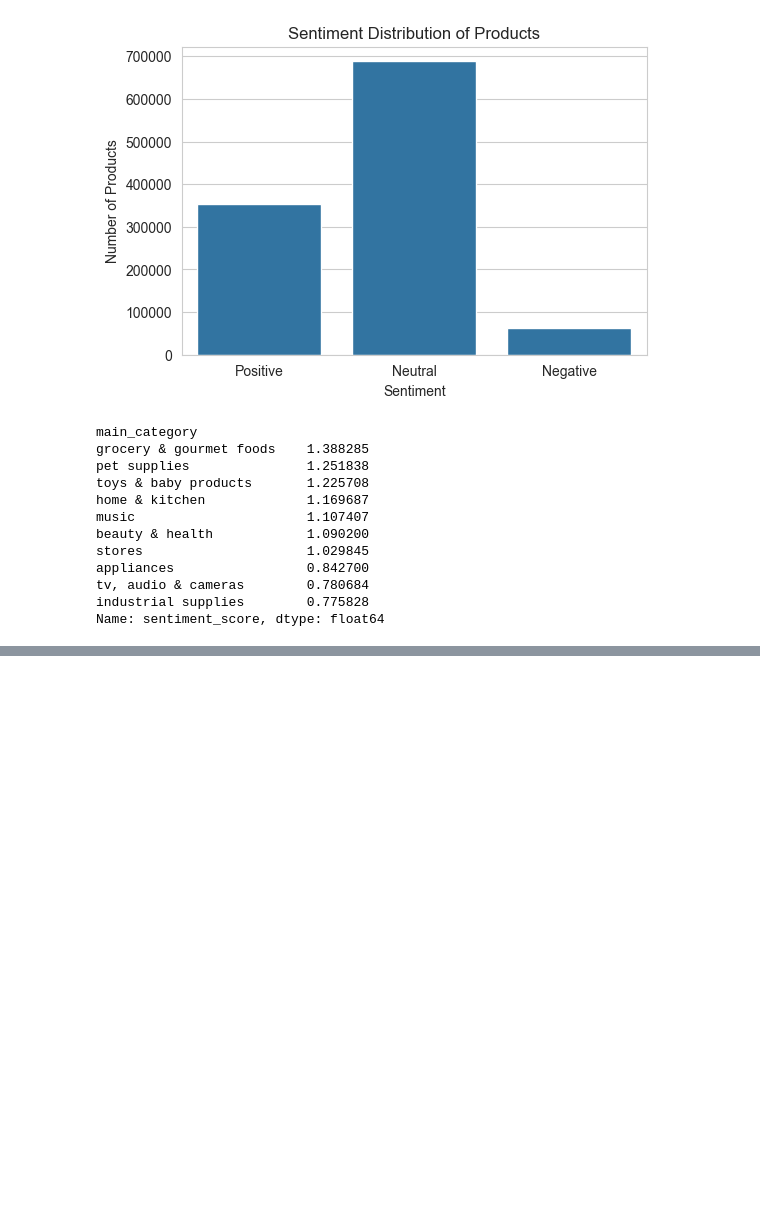
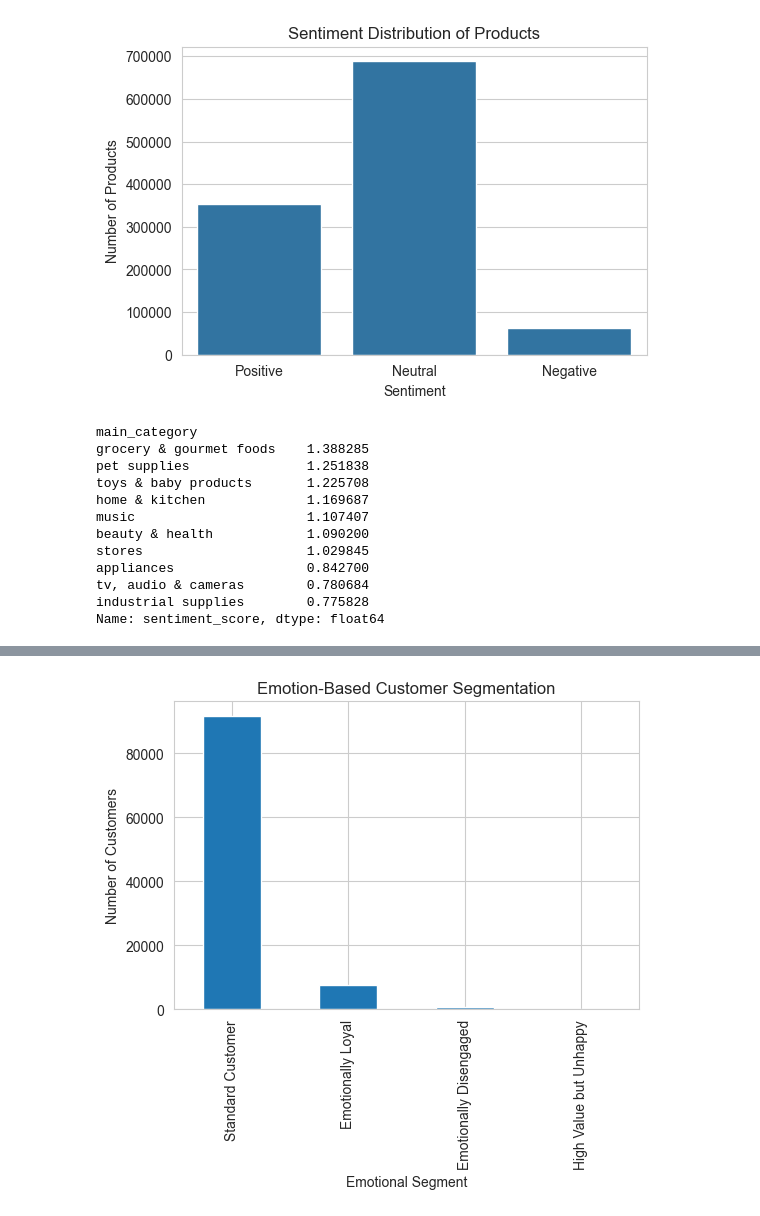
Before and after one commit to shankvarsh/amazon-recommendation-project, a Jupyter notebook: notebook/amazon_recommendation_system.ipynb, the cells around one changed output, grey strips where cells are left out. Cells and saved outputs as stored; diff of their text form; code cells hidden in the pictures; blank space fills up the shorter version.

```diff
--- a/notebook/amazon_recommendation_system.ipynb
+++ b/notebook/amazon_recommendation_system.ipynb
@@ -855,0 +1027,10 @@ display(recommend_with_sentiment(test_user))
+# %%
+# Emotional segment distribution
+plt.figure(figsize=(6,4))
+rfm_df["emotional_segment"].value_counts().plot(kind="bar")
+plt.title("Emotion-Based Customer Segmentation")
+plt.xlabel("Emotional Segment")
+plt.ylabel("Number of Customers")
+plt.show()
+# %% [output]
+[figure, added]
```
Also changed, not shown: parts of 19 cells of this notebook.
